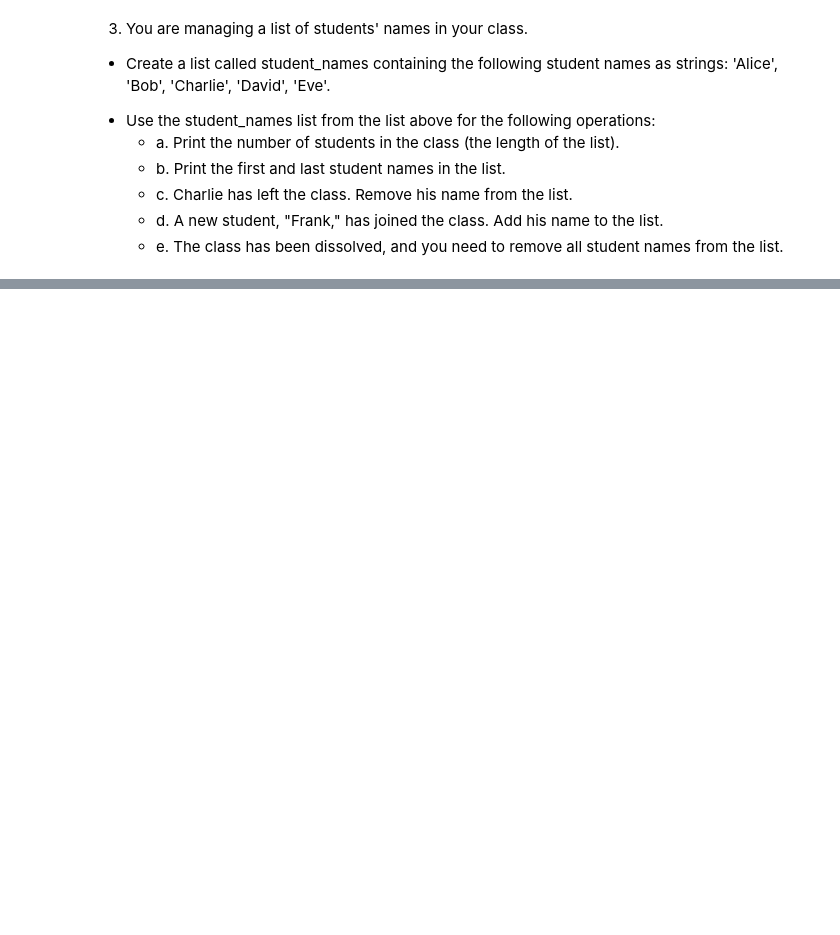
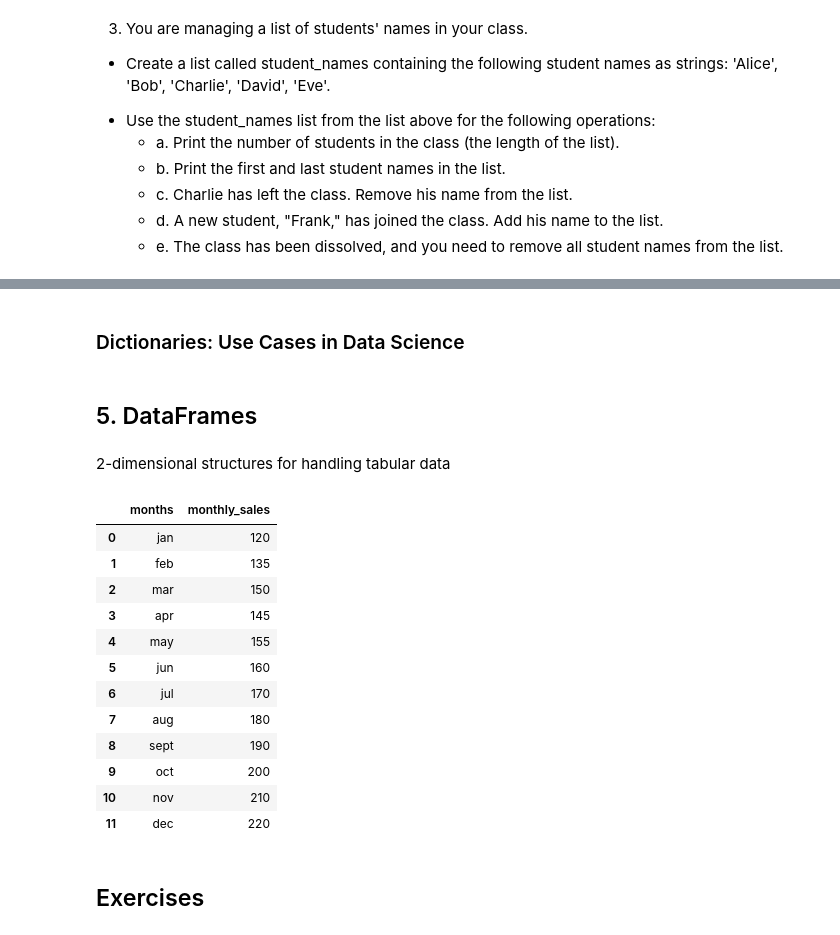
Before and after one commit to RheedWhan/AltSchool_DataScience_2023, a Jupyter notebook: Copy_of_AltSchool_Data_Structures_student_version.ipynb, the cells around one changed output, grey strips where cells are left out. Saved outputs shown, nothing was run; the diff lists cells and outputs as text; code cells hidden in the pictures; blank space fills up the shorter version.

```diff
--- a/Copy_of_AltSchool_Data_Structures_student_version.ipynb
+++ b/Copy_of_AltSchool_Data_Structures_student_version.ipynb
@@ -383,0 +513,6 @@ squares
+# %%
+revenue = {'months':['jan', 'feb', 'mar',
+                    'apr', 'may','jun', 'jul',
+                    'aug', 'sept', 'oct',
+                    'nov', 'dec'],
+          'monthly_sales': [120, 135, 150, 145, 155, 160, 170, 180, 190, 200, 210, 220] }
@@ -383,0 +535,6 @@ squares
+# %% [markdown]
+### Dictionaries: Use Cases in Data Science <a id="dictionaries-use-cases"></a>
+# %% [markdown]
+## 5. DataFrames
+# %% [markdown]
+2-dimensional structures for handling tabular data
@@ -383,0 +543,20 @@ squares
+# %%
+revenue_df = pd.DataFrame(revenue)
+# %%
+revenue_df
+# %% [output]
+|  | months | monthly_sales |
+| 0 | jan | 120 |
+| 1 | feb | 135 |
+| 2 | mar | 150 |
+| 3 | apr | 145 |
+| 4 | may | 155 |
+| 5 | jun | 160 |
+| 6 | jul | 170 |
+| 7 | aug | 180 |
+| 8 | sept | 190 |
+| 9 | oct | 200 |
+| 10 | nov | 210 |
+| 11 | dec | 220 |
+# %% [markdown]
+## Exercises
```
Also changed, not shown: parts of 129 cells of this notebook.
